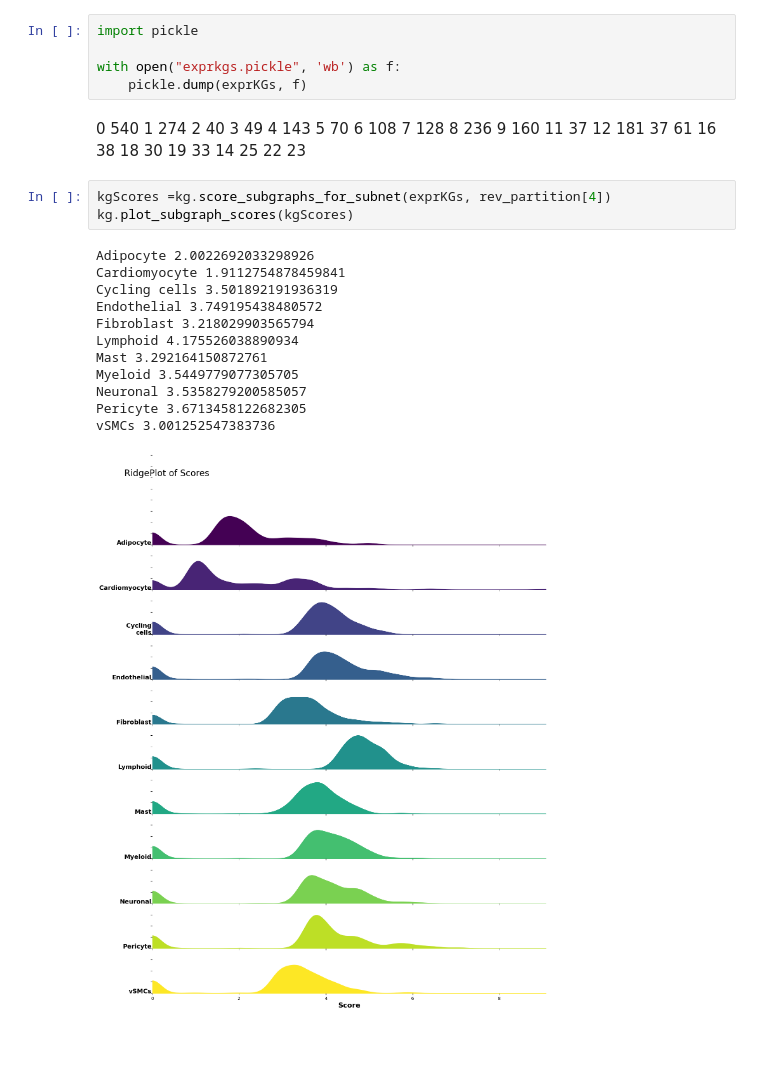
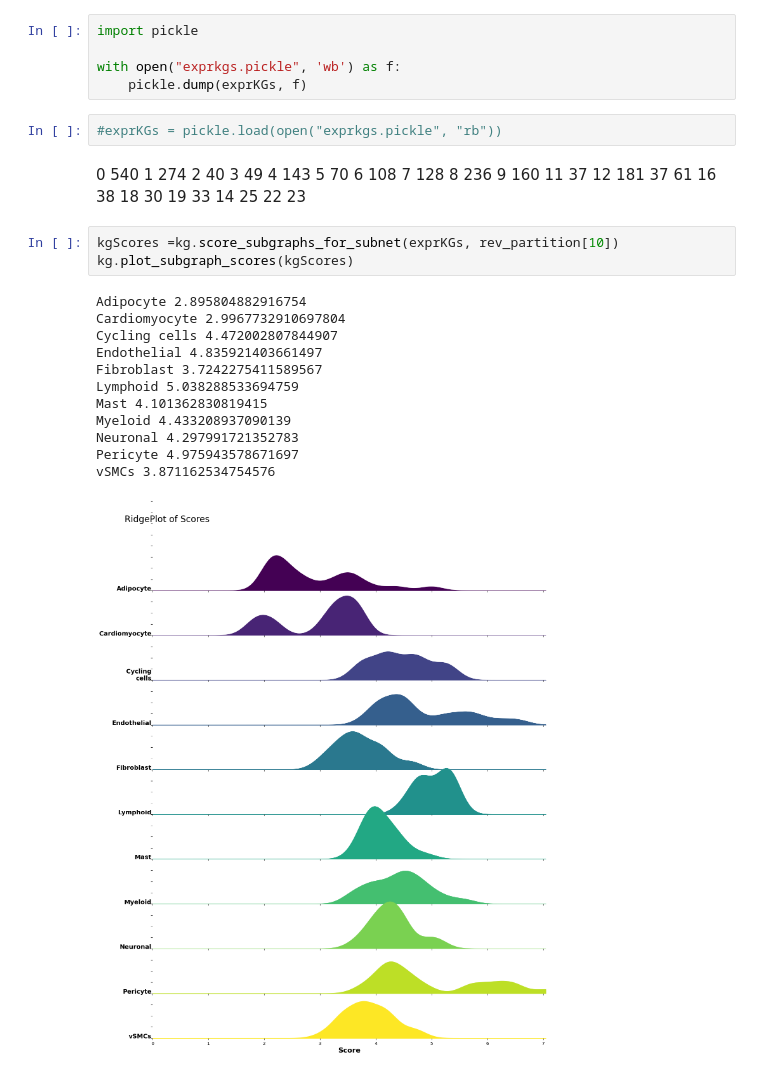
Before and after one commit to mjoppich/PICASO, a Jupyter notebook: scripts/create_basic_knowledgegraph.ipynb, the cells around one changed output. Saved outputs shown, nothing was run; the diff lists cells and outputs as text; blank space fills up the shorter version.

```diff
--- a/scripts/create_basic_knowledgegraph.ipynb
+++ b/scripts/create_basic_knowledgegraph.ipynb
@@ -448,6 +449,8 @@ import pickle
 
 with open("exprkgs.pickle", 'wb') as f:
     pickle.dump(exprKGs, f)
+# %%
+#exprKGs = pickle.load(open("exprkgs.pickle", "rb"))
 # %% [markdown]
 0 540
 1 274
@@ -468,18 +471,18 @@ with open("exprkgs.pickle", 'wb') as f:
 14 25
 22 23
 # %%
-kgScores =kg.score_subgraphs_for_subnet(exprKGs, rev_partition[4])
+kgScores =kg.score_subgraphs_for_subnet(exprKGs, rev_partition[10])
 kg.plot_subgraph_scores(kgScores)
 # %% [output]
-Adipocyte 2.0022692033298926
-Cardiomyocyte 1.9112754878459841
-Cycling cells 3.501892191936319
-Endothelial 3.749195438480572
-Fibroblast 3.218029903565794
-Lymphoid 4.175526038890934
-Mast 3.292164150872761
-Myeloid 3.5449779077305705
-Neuronal 3.5358279200585057
-Pericyte 3.6713458122682305
-vSMCs 3.001252547383736
+Adipocyte 2.895804882916754
+Cardiomyocyte 2.9967732910697804
+Cycling cells 4.472002807844907
+Endothelial 4.835921403661497
+Fibroblast 3.7242275411589567
+Lymphoid 5.038288533694759
+Mast 4.101362830819415
+Myeloid 4.433208937090139
+Neuronal 4.297991721352783
+Pericyte 4.975943578671697
+vSMCs 3.871162534754576
-[figure, old version]
+[figure, new version]
```
Also changed, not shown: parts of 10 cells of this notebook.
